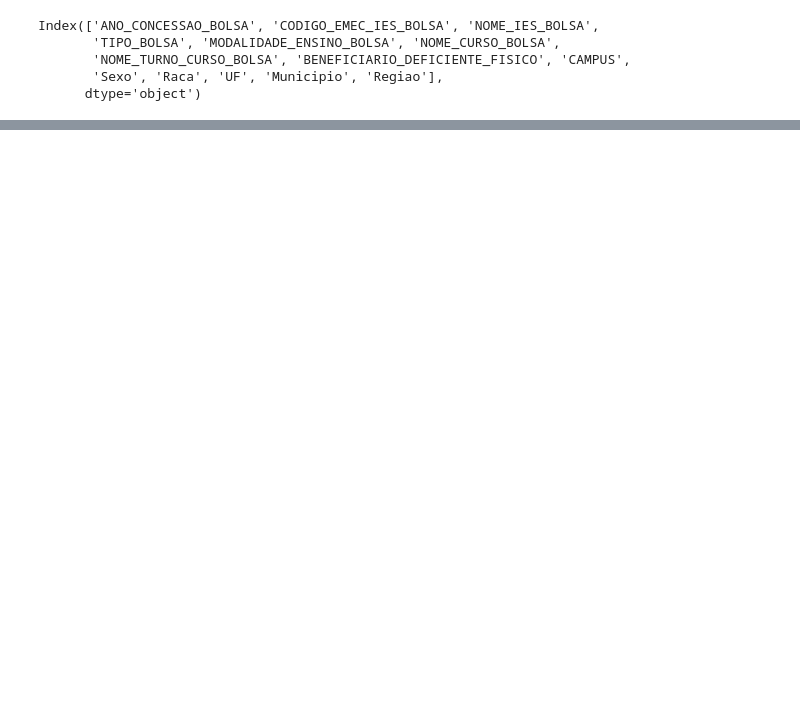
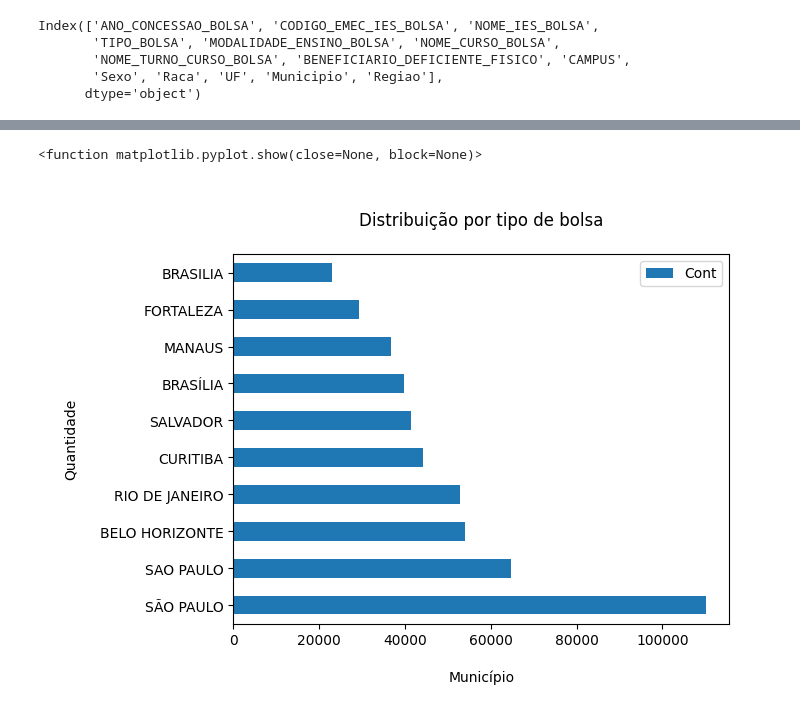
Before and after one commit to estergs/Prouni_Projeto_Ferias, a Jupyter notebook: Untitled-1.ipynb, the cells around one changed output, grey strips where cells are left out. Saved outputs shown, nothing was run; the diff lists cells and outputs as text; code cells hidden in the pictures; blank space fills up the shorter version.

```diff
--- a/Untitled-1.ipynb
+++ b/Untitled-1.ipynb
@@ -175,0 +162,13 @@ plt.show
+# %%
+# Distribuiçnao por municipio________________________________________________
+df_muni = df.groupby('Municipio')['Cont'].sum().reset_index()
+df_muni = df_muni.sort_values(by='Cont', ascending=False).head(10)
+
+df_muni.plot(kind= 'barh', x = 'Municipio', y= 'Cont')
+plt.title('\nDistribuição por tipo de bolsa\n')
+plt.xlabel('\nMunicípio\n')
+plt.ylabel('\nQuantidade\n')
+plt.show
+# %% [output]
+<function matplotlib.pyplot.show(close=None, block=None)>
+[figure, added]
```
Also changed, not shown: parts of 16 cells of this notebook, 1 other file.
